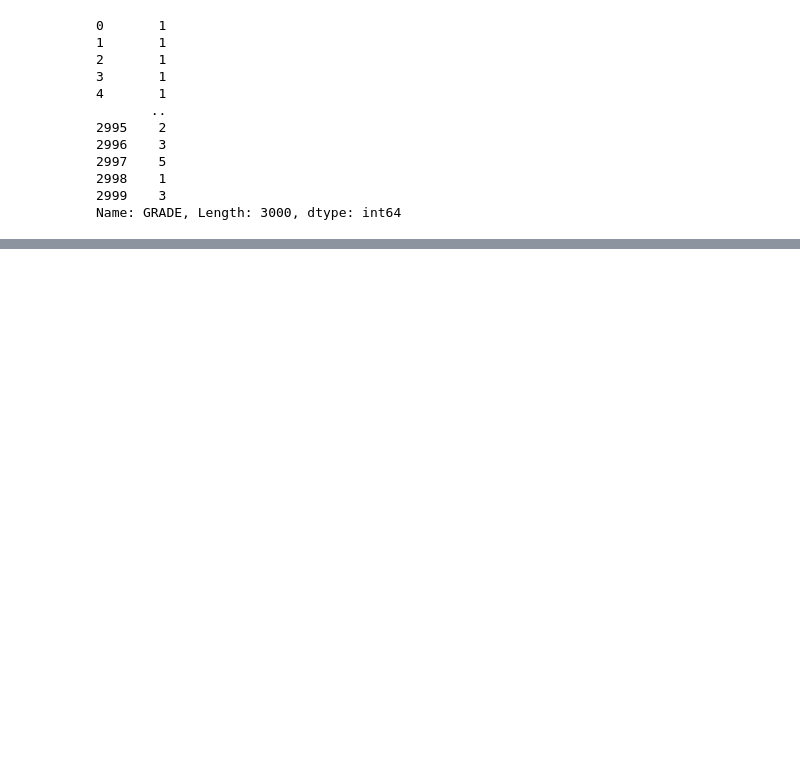
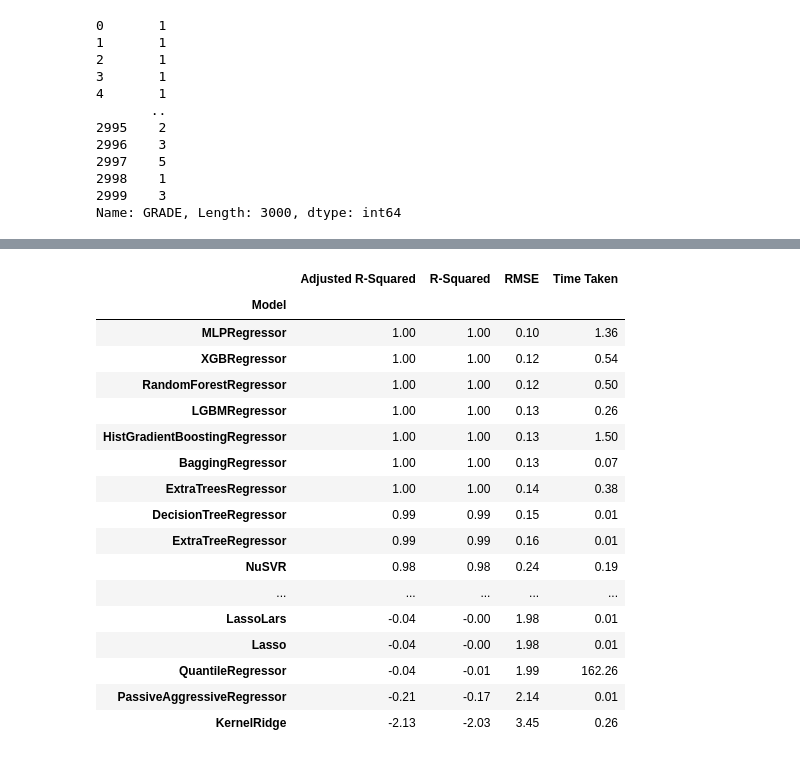
Before and after one commit to shubhamojha1/academia-elevate, a Jupyter notebook: student-performance-module.ipynb, the cells around one changed output, grey strips where cells are left out. Cells and saved outputs as stored; diff of their text form; code cells hidden in the pictures; blank space fills up the shorter version.

Commit message:
model

```diff
--- a/student-performance-module.ipynb
+++ b/student-performance-module.ipynb
@@ -81,0 +85,4 @@ x_train, x_test, y_train, y_test = train_test_split(x, y, test_size=0.3, random_
+# %%
+reg=LazyRegressor(verbose=1, ignore_warnings=False, custom_metric=None)
+# %%
+models, predictions = reg.fit(x_train ,x_test, y_train, y_test)
@@ -81,0 +124,21 @@ x_train, x_test, y_train, y_test = train_test_split(x, y, test_size=0.3, random_
+# %%
+models
+# %% [output]
+|  | Adjusted R-Squared | R-Squared | RMSE | Time Taken |
+| Model |  |  |  |  |
+| MLPRegressor | 1.00 | 1.00 | 0.10 | 1.36 |
+| XGBRegressor | 1.00 | 1.00 | 0.12 | 0.54 |
+| RandomForestRegressor | 1.00 | 1.00 | 0.12 | 0.50 |
+| LGBMRegressor | 1.00 | 1.00 | 0.13 | 0.26 |
+| HistGradientBoostingRegressor | 1.00 | 1.00 | 0.13 | 1.50 |
+| BaggingRegressor | 1.00 | 1.00 | 0.13 | 0.07 |
+| ExtraTreesRegressor | 1.00 | 1.00 | 0.14 | 0.38 |
+| DecisionTreeRegressor | 0.99 | 0.99 | 0.15 | 0.01 |
+| ExtraTreeRegressor | 0.99 | 0.99 | 0.16 | 0.01 |
+| NuSVR | 0.98 | 0.98 | 0.24 | 0.19 |
+| ... | ... | ... | ... | ... |
+| LassoLars | -0.04 | -0.00 | 1.98 | 0.01 |
+| Lasso | -0.04 | -0.00 | 1.98 | 0.01 |
+| QuantileRegressor | -0.04 | -0.01 | 1.99 | 162.26 |
+| PassiveAggressiveRegressor | -0.21 | -0.17 | 2.14 | 0.01 |
+| KernelRidge | -2.13 | -2.03 | 3.45 | 0.26 |
```
Also changed, not shown: parts of 6 cells of this notebook, 1 other file.
